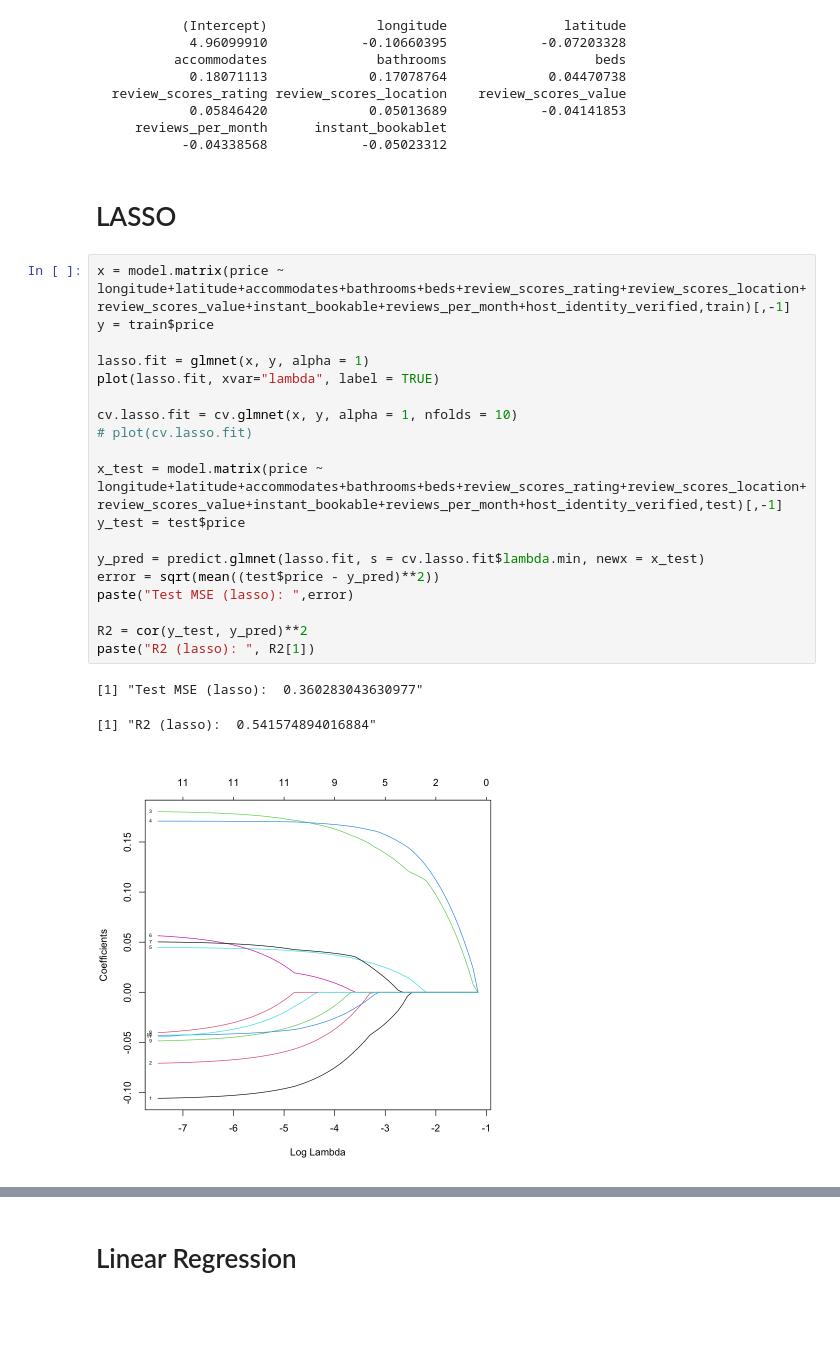
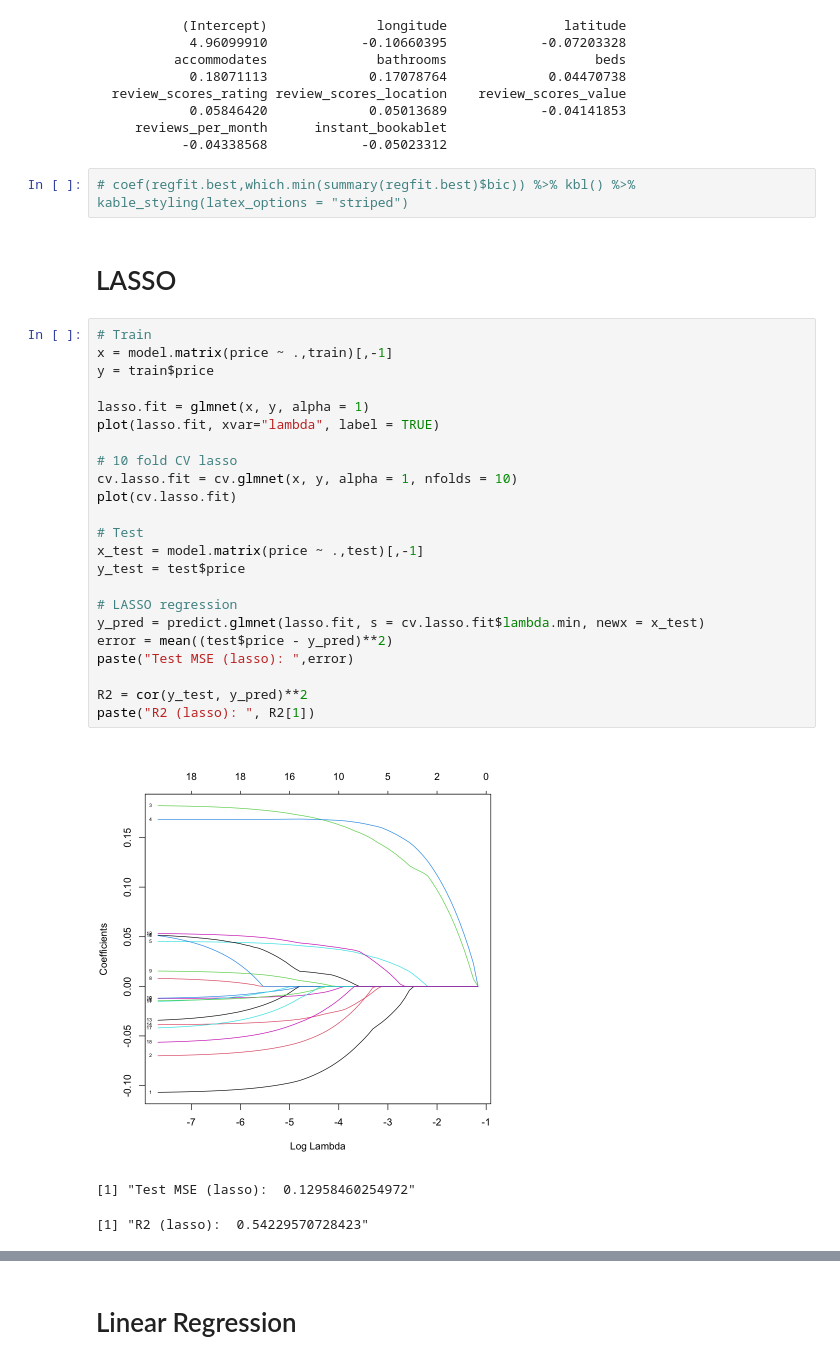
Before and after one commit to anly512/5300_project-group-25, a Jupyter notebook: model_comparison.ipynb, the cells around one changed output, grey strips where cells are left out. Cells and saved outputs as stored; diff of their text form; blank space fills up the shorter version.

```diff
--- a/model_comparison.ipynb
+++ b/model_comparison.ipynb
@@ -68,28 +108,34 @@ print(coef(regfit.best,which.min(summary(regfit.best)$bic)))
             0.05846420             0.05013689            -0.04141853
      reviews_per_month      instant_bookablet
            -0.04338568            -0.05023312
+# %%
+# coef(regfit.best,which.min(summary(regfit.best)$bic)) %>% kbl() %>% kable_styling(latex_options = "striped")
 # %% [markdown]
 # LASSO
 # %%
-x = model.matrix(price ~ longitude+latitude+accommodates+bathrooms+beds+review_scores_rating+review_scores_location+review_scores_value+instant_bookable+reviews_per_month+host_identity_verified,train)[,-1]
+# Train
+x = model.matrix(price ~ .,train)[,-1]
 y = train$price
 
 lasso.fit = glmnet(x, y, alpha = 1)
 plot(lasso.fit, xvar="lambda", label = TRUE)
 
+# 10 fold CV lasso
 cv.lasso.fit = cv.glmnet(x, y, alpha = 1, nfolds = 10)
-# plot(cv.lasso.fit)
+plot(cv.lasso.fit)
 
-x_test = model.matrix(price ~ longitude+latitude+accommodates+bathrooms+beds+review_scores_rating+review_scores_location+review_scores_value+instant_bookable+reviews_per_month+host_identity_verified,test)[,-1]
+# Test
+x_test = model.matrix(price ~ .,test)[,-1]
 y_test = test$price
 
+# LASSO regression
 y_pred = predict.glmnet(lasso.fit, s = cv.lasso.fit$lambda.min, newx = x_test)
-error = sqrt(mean((test$price - y_pred)**2))
+error = mean((test$price - y_pred)**2)
 paste("Test MSE (lasso): ",error)
 
 R2 = cor(y_test, y_pred)**2
 paste("R2 (lasso): ", R2[1])
 # %% [output]
+[figure, new version]
-[1] "Test MSE (lasso):  0.360283043630977"
+[1] "Test MSE (lasso):  0.12958460254972"
-[1] "R2 (lasso):  0.541574894016884"
+[1] "R2 (lasso):  0.54229570728423"
-[figure, old version]
```
Also changed, not shown: parts of 26 cells of this notebook, 6 other files.
